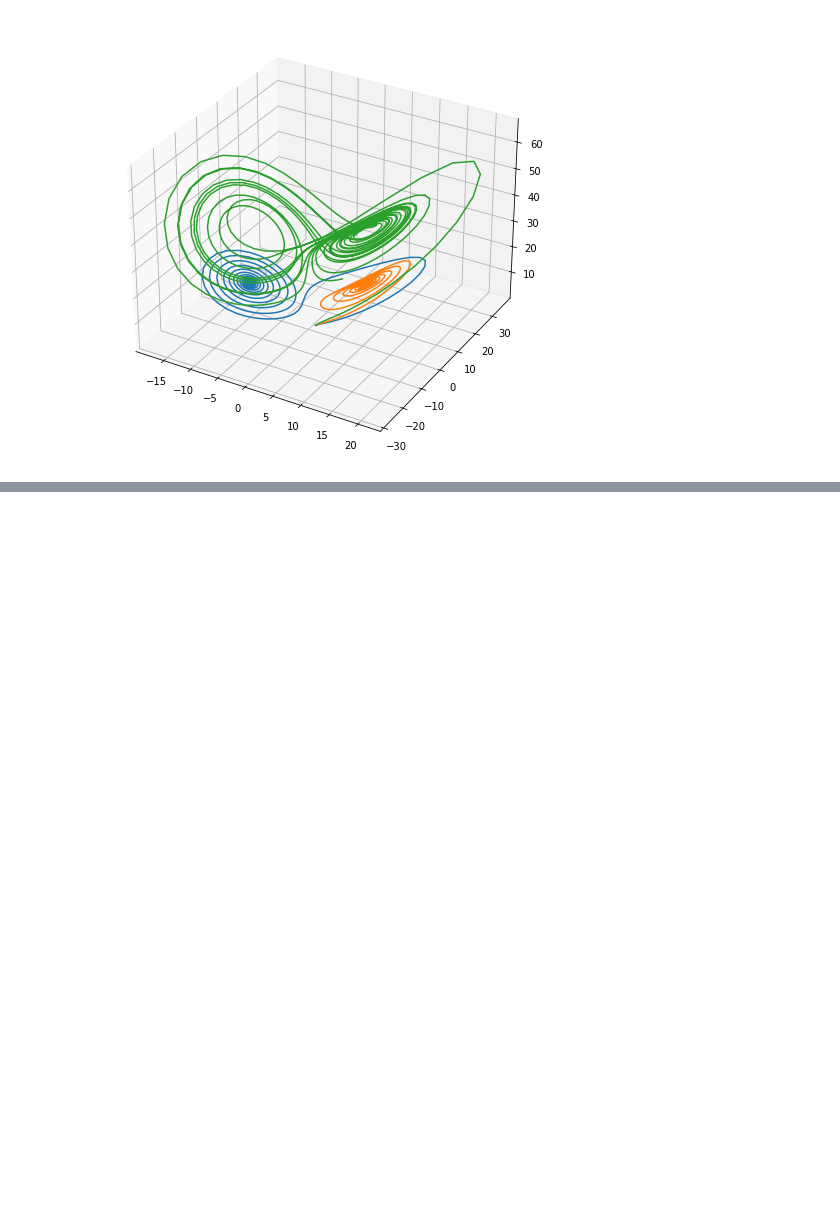
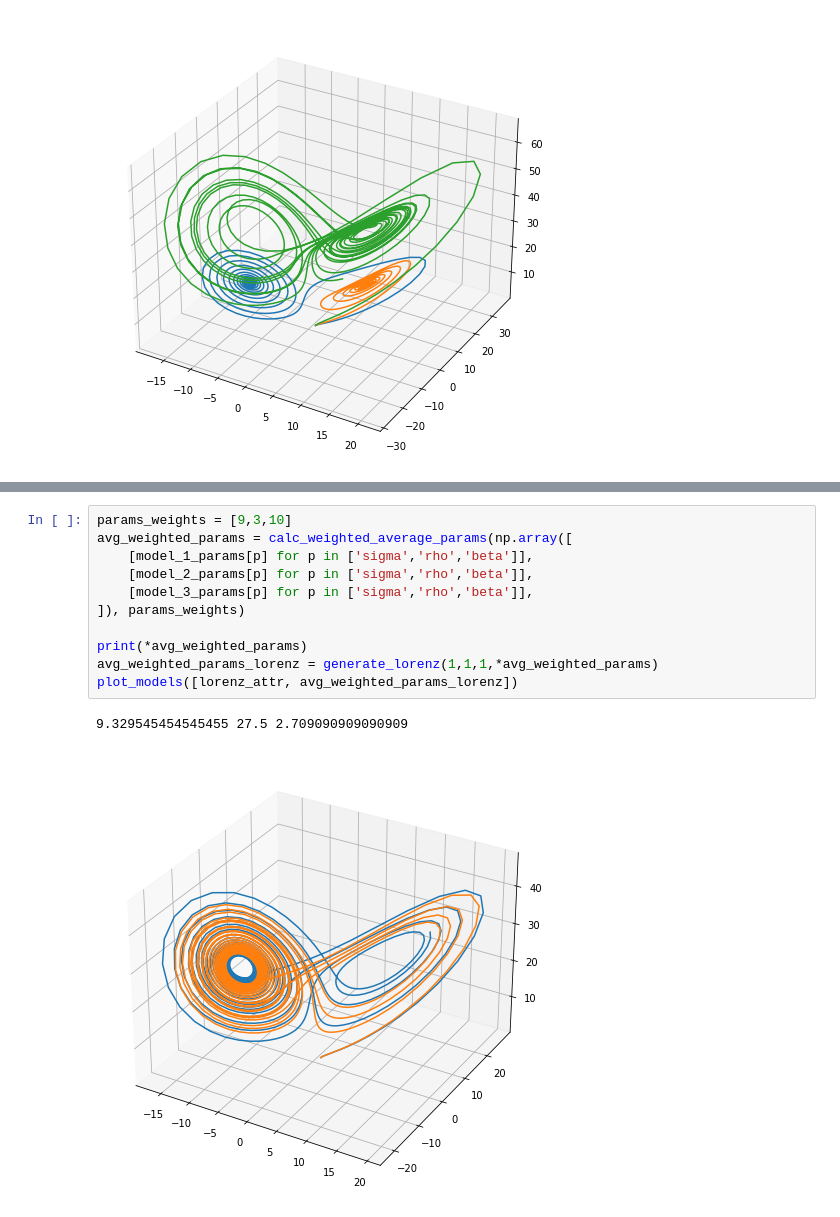
Before and after one commit to boro28/supermodeling, a Jupyter notebook: supermodeling.ipynb, the cells around one changed output, grey strips where cells are left out. Cells and saved outputs as stored; diff of their text form; blank space fills up the shorter version.

```diff
--- a/supermodeling.ipynb
+++ b/supermodeling.ipynb
@@ -144,0 +168,14 @@ plot_model(weighted_avg_model)
+# %%
+params_weights = [9,3,10]
+avg_weighted_params = calc_weighted_average_params(np.array([
+    [model_1_params[p] for p in ['sigma','rho','beta']],
+    [model_2_params[p] for p in ['sigma','rho','beta']],
+    [model_3_params[p] for p in ['sigma','rho','beta']],
+]), params_weights)
+
+print(*avg_weighted_params)
+avg_weighted_params_lorenz = generate_lorenz(1,1,1,*avg_weighted_params)
+plot_models([lorenz_attr, avg_weighted_params_lorenz])
+# %% [output]
+9.329545454545455 27.5 2.709090909090909
+[figure, added]
```
Also changed, not shown: parts of 4 cells of this notebook.
